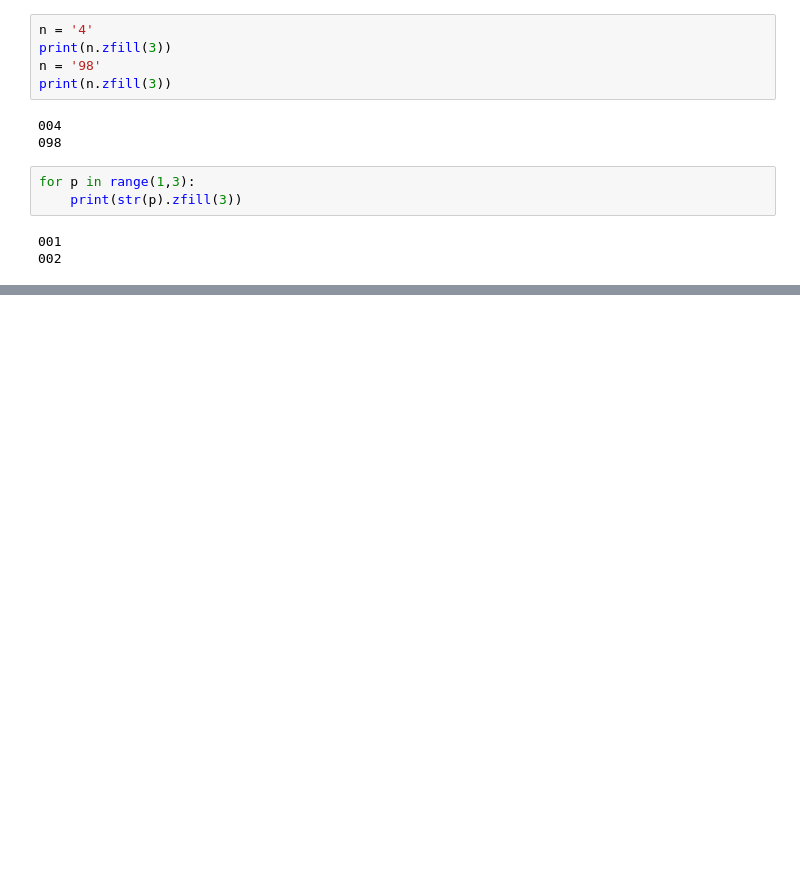
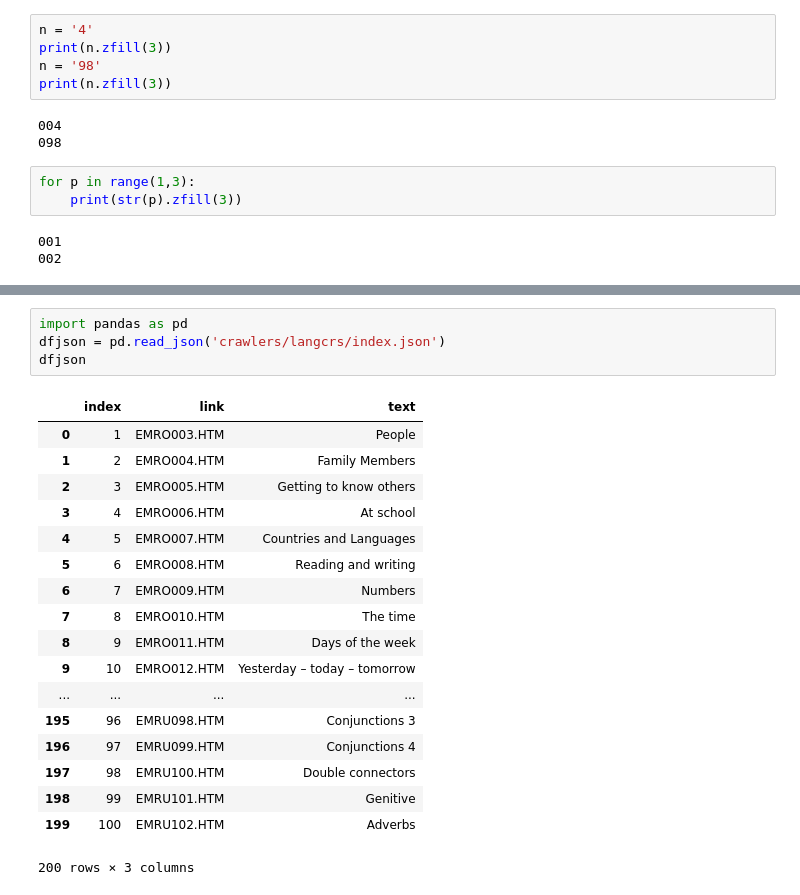
Before and after one commit to samlet/stack, a Jupyter notebook: procs-scrapy.ipynb, the cells around one changed output, grey strips where cells are left out. Saved outputs shown, nothing was run; the diff lists cells and outputs as text; blank space fills up the shorter version.

```diff
--- a/procs-scrapy.ipynb
+++ b/procs-scrapy.ipynb
@@ -192,3 +192,26 @@ dfjson
 | 33 | https://www.book2.nl/book2/RU/SOU... | Public transportation | 16 | Do you have a ticket? | У Вас есть билет? | U Vas yestʹ bilet? |
 | 34 | https://www.book2.nl/book2/RU/SOU... | Public transportation | 17 | A ticket? – No, I don’t have one. | Билет? – Нет, у меня его нет. | Bilet? – Net, u menya yego net. |
 | 35 | https://www.book2.nl/book2/RU/SOU... | Public transportation | 18 | Then you have to pay a fine. | Тогда Вам придётся платить штраф. | Togda Vam pridëtsya platitʹ shtraf. |
+# %%
+import pandas as pd
+dfjson = pd.read_json('crawlers/langcrs/index.json')
+dfjson
+# %% [output]
+|  | index | link | text |
+| 0 | 1 | EMRO003.HTM | People |
+| 1 | 2 | EMRO004.HTM | Family Members |
+| 2 | 3 | EMRO005.HTM | Getting to know others |
+| 3 | 4 | EMRO006.HTM | At school |
+| 4 | 5 | EMRO007.HTM | Countries and Languages |
+| 5 | 6 | EMRO008.HTM | Reading and writing |
+| 6 | 7 | EMRO009.HTM | Numbers |
+| 7 | 8 | EMRO010.HTM | The time |
+| 8 | 9 | EMRO011.HTM | Days of the week |
+| 9 | 10 | EMRO012.HTM | Yesterday – today – tomorrow |
+| ... | ... | ... | ... |
+| 195 | 96 | EMRU098.HTM | Conjunctions 3 |
+| 196 | 97 | EMRU099.HTM | Conjunctions 4 |
+| 197 | 98 | EMRU100.HTM | Double connectors |
+| 198 | 99 | EMRU101.HTM | Genitive |
+| 199 | 100 | EMRU102.HTM | Adverbs |
+200 rows × 3 columns
```
Also changed, not shown: parts of 1 cell of this notebook, 20 other files.
